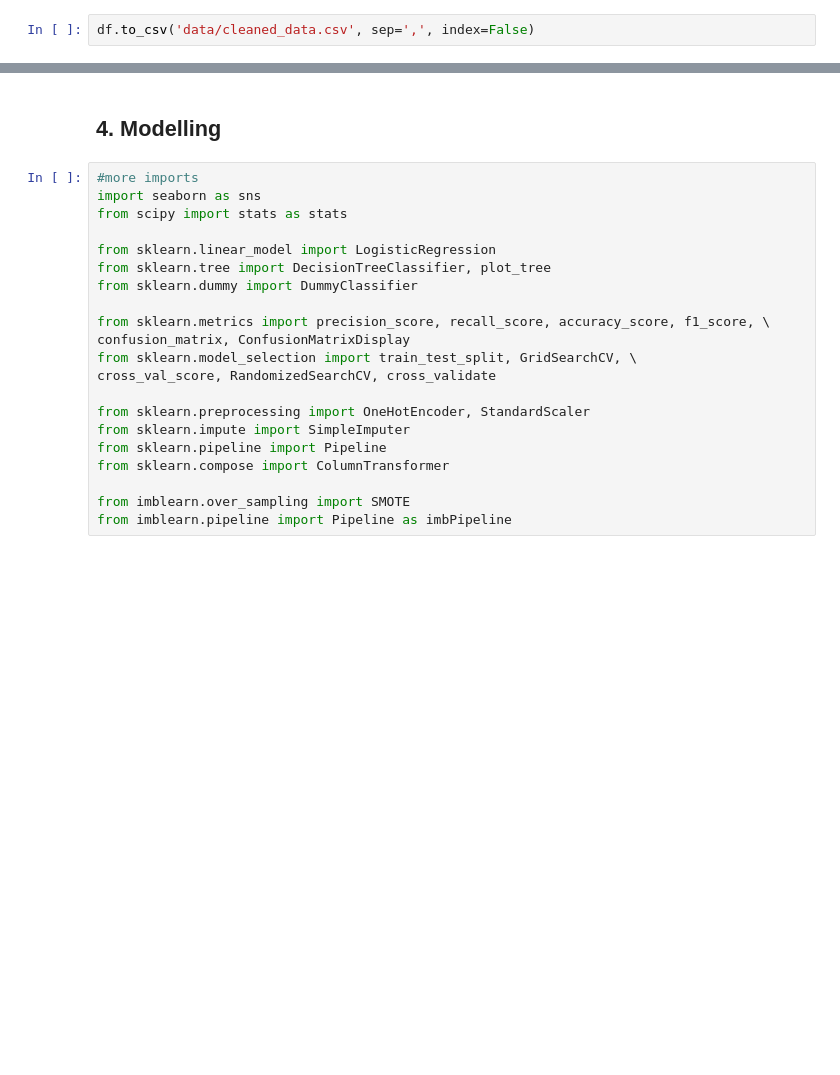
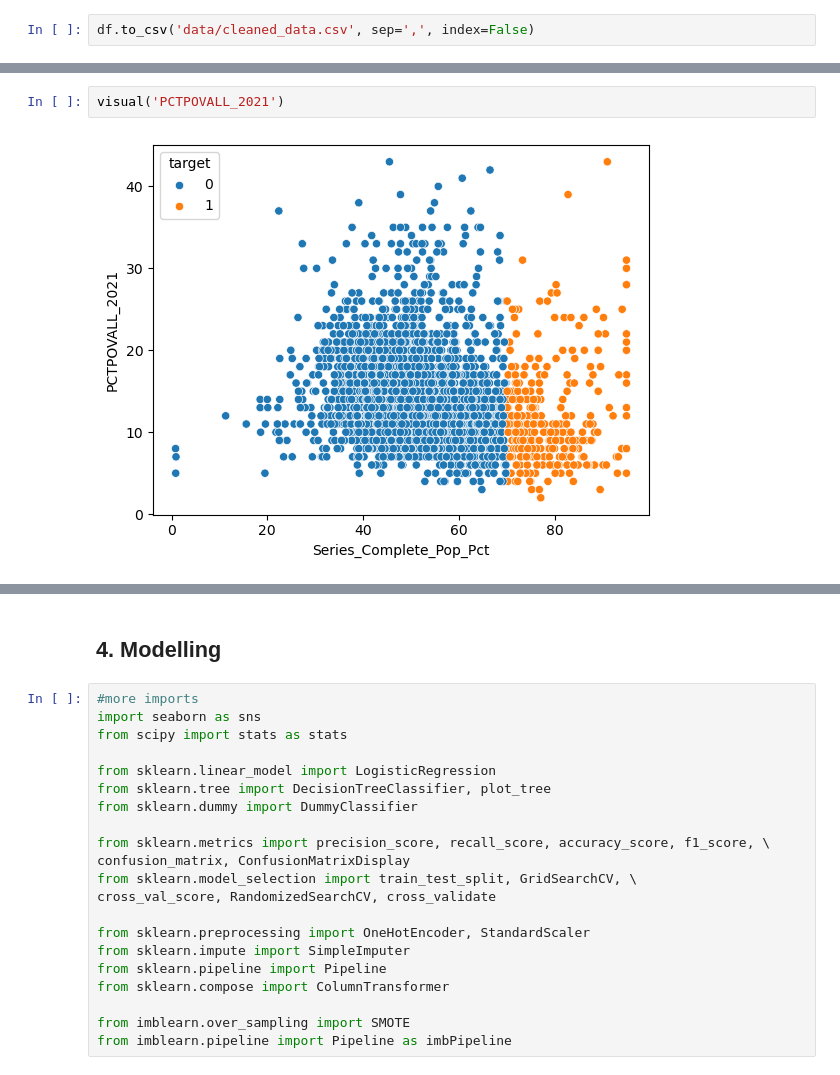
Before and after one commit to natehiatt/covid_vax_project, a Jupyter notebook: Final.ipynb, the cells around one changed output, grey strips where cells are left out. Saved outputs shown, nothing was run; the diff lists cells and outputs as text; blank space fills up the shorter version.

```diff
--- a/Final.ipynb
+++ b/Final.ipynb
@@ -1083,0 +1228,4 @@ df.to_csv('data/cleaned_data.csv', sep=',', index=False)
+# %%
+visual('PCTPOVALL_2021')
+# %% [output]
+[figure, added]
```
Also changed, not shown: parts of 91 cells of this notebook, 9 other files.
